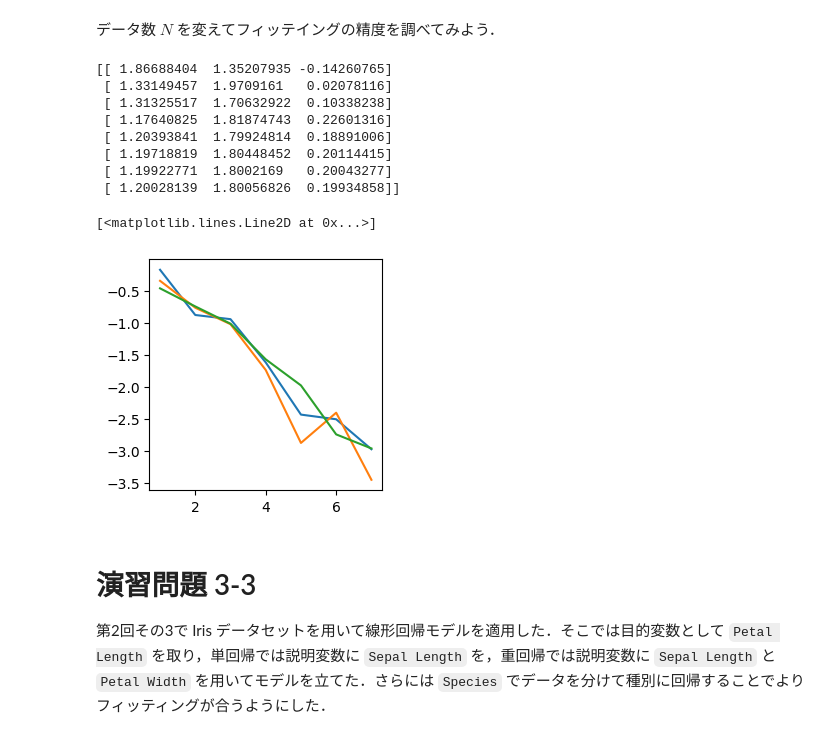
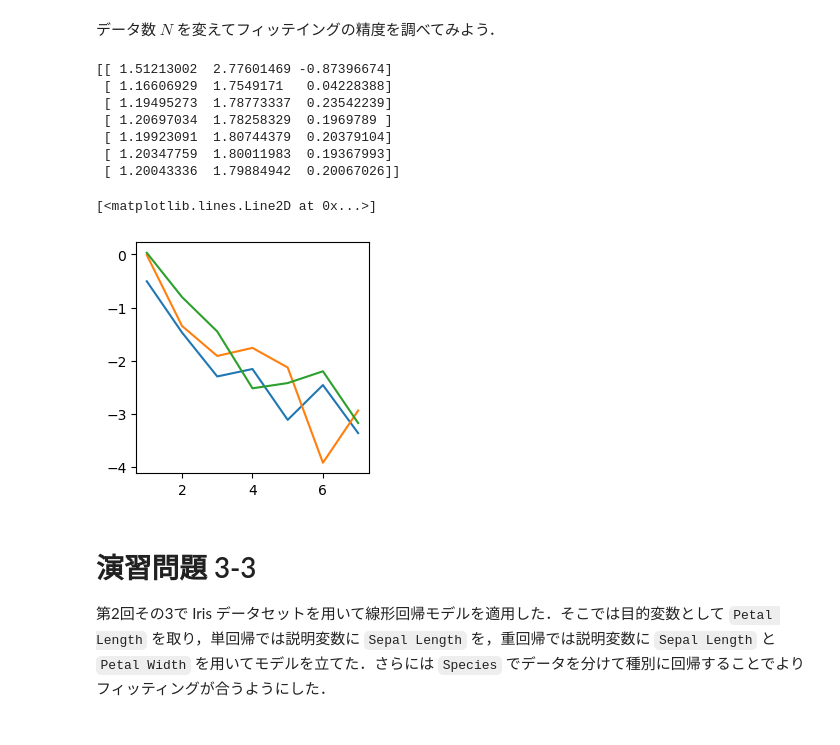
Before and after one commit to NTNKN/ADCA2022, a Jupyter notebook: ADCA2022_03-3_MultipleRegression_forme.ipynb, the cells around one changed output. Drawn from its saved outputs; the diff is of its cells as text; code cells hidden in the pictures.

```diff
--- a/ADCA2022_03-3_MultipleRegression_forme.ipynb
+++ b/ADCA2022_03-3_MultipleRegression_forme.ipynb
@@ -642,50 +642,49 @@ print(AA)
 # 回帰変数の数
 M = 2
 # サンプルサイズの常用対数の最大
-Lmax = 9
+Lmax = 8
 AAs = []
 for L in range(1, Lmax):
     # サンプルサイズを変える
     N = 10**L
 
     # dataset
     X1 = np.random.rand(N)
     X2 = np.random.rand(N)
     Y = A0 + A1*X1 + A2*X2 + np.random.randn(X1.size)
 
     # X の設定
     XX = np.hstack([X1.reshape(-1, 1), X2.reshape(-1, 1)])
     # XX = np.zeros((N, M))
     # XX[:, 0] = X1
     # XX[:, 1] = X2
 
     # sklearn の LinearRegression で fitting
     reg = linear_model.LinearRegression()
     reg.fit(XX, Y)
     a0, a1, a2 = reg.intercept_, reg.coef_[0], reg.coef_[1]
     AAs.append([a0, a1, a2])
 
     #print('scikit-learn の LinearRegression で得られた重回帰モデル： %9.6f + %9.6f * x1 + %9.6f * x2'
     #      %(reg.intercept_, reg.coef_[0], reg.coef_[1]))
 
 AAs = np.array(AAs)
 print(AAs)
 # 結果の描画
 fig, ax = plt.subplots(figsize=(3, 3))
-ax.plot(np.arange(1, Lmax), np.log10(np.abs(a0-AAs[:, 0])))
-ax.plot(np.arange(1, Lmax), np.log10(np.abs(a1-AAs[:, 1])))
-ax.plot(np.arange(1, Lmax), np.log10(np.abs(a2-AAs[:, 2])))
+ax.plot(np.arange(1, Lmax), np.log10(np.abs(A0-AAs[:, 0]))) # a0-AAs[:, 0] としていたのが間違い
+ax.plot(np.arange(1, Lmax), np.log10(np.abs(A1-AAs[:, 1])))
+ax.plot(np.arange(1, Lmax), np.log10(np.abs(A2-AAs[:, 2])))
 # %% [output]
-[[ 1.86688404  1.35207935 -0.14260765]
- [ 1.33149457  1.9709161   0.02078116]
- [ 1.31325517  1.70632922  0.10338238]
- [ 1.17640825  1.81874743  0.22601316]
- [ 1.20393841  1.79924814  0.18891006]
- [ 1.19718819  1.80448452  0.20114415]
- [ 1.19922771  1.8002169   0.20043277]
- [ 1.20028139  1.80056826  0.19934858]]
+[[ 1.51213002  2.77601469 -0.87396674]
+ [ 1.16606929  1.7549171   0.04228388]
+ [ 1.19495273  1.78773337  0.23542239]
+ [ 1.20697034  1.78258329  0.1969789 ]
+ [ 1.19923091  1.80744379  0.20379104]
+ [ 1.20347759  1.80011983  0.19367993]
+ [ 1.20043336  1.79884942  0.20067026]]
 [<matplotlib.lines.Line2D at 0x...>]
-[figure, old version]
+[figure, new version]
 # %% [markdown]
 # 演習問題 3-3
 
```
